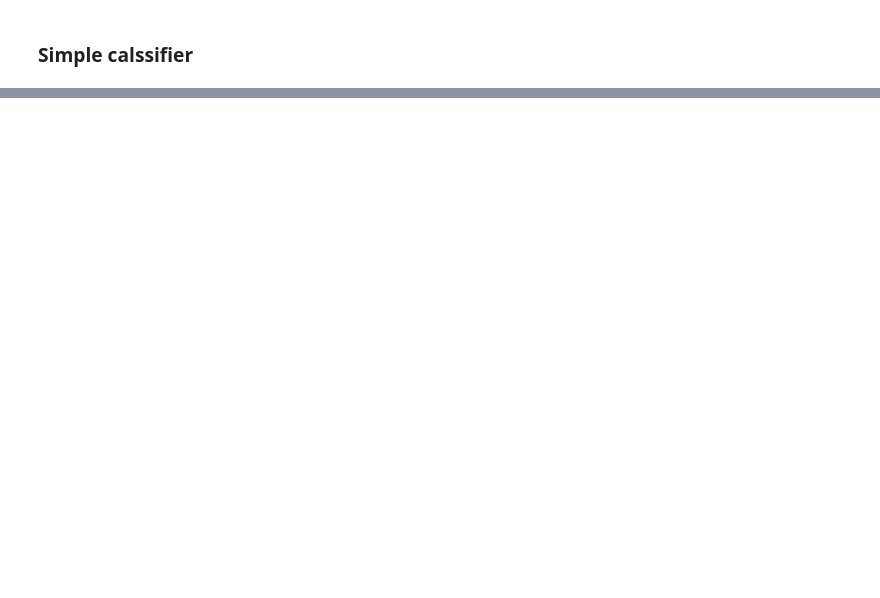
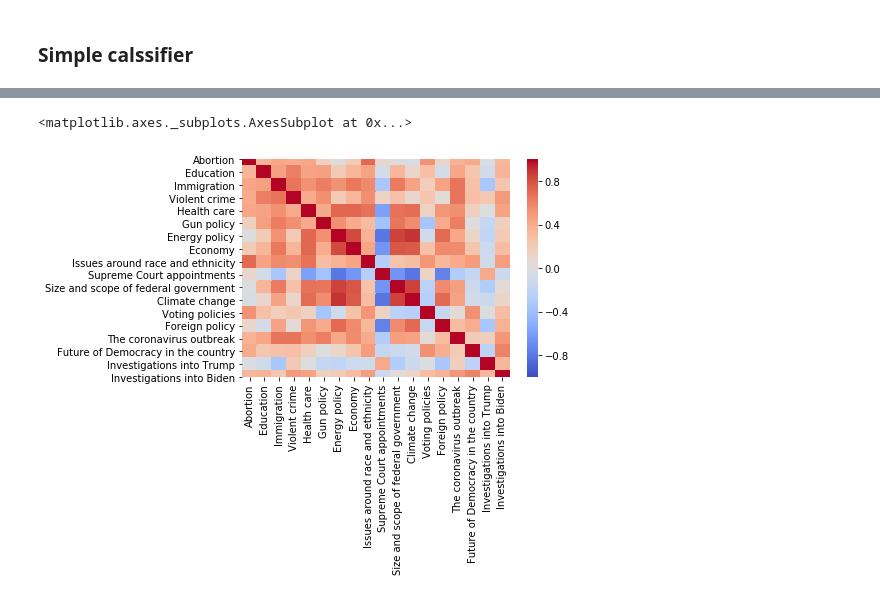
Before and after one commit to rileyschenck/milestoneproject, a Jupyter notebook: GoogleNewsVectors.ipynb, the cells around one changed output, grey strips where cells are left out. Drawn from its saved outputs; the diff is of its cells as text; code cells hidden in the pictures; blank space fills up the shorter version.

```diff
--- a/GoogleNewsVectors.ipynb
+++ b/GoogleNewsVectors.ipynb
@@ -239,0 +246,5 @@ heatmap_func(data_carlson, "Carlson")
+# %%
+sns.heatmap(corr_matrix_maddow, annot=False, cmap='coolwarm', vmin=-1, vmax=1)
+# %% [output]
+<matplotlib.axes._subplots.AxesSubplot at 0x...>
+[figure, added]
```
Also changed, not shown: parts of 16 cells of this notebook.
